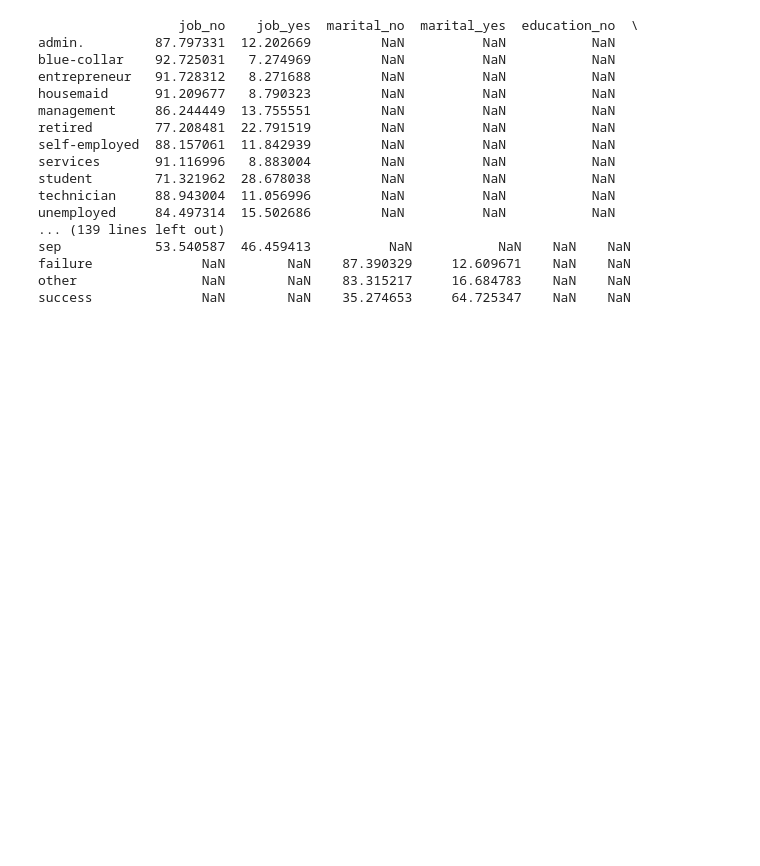
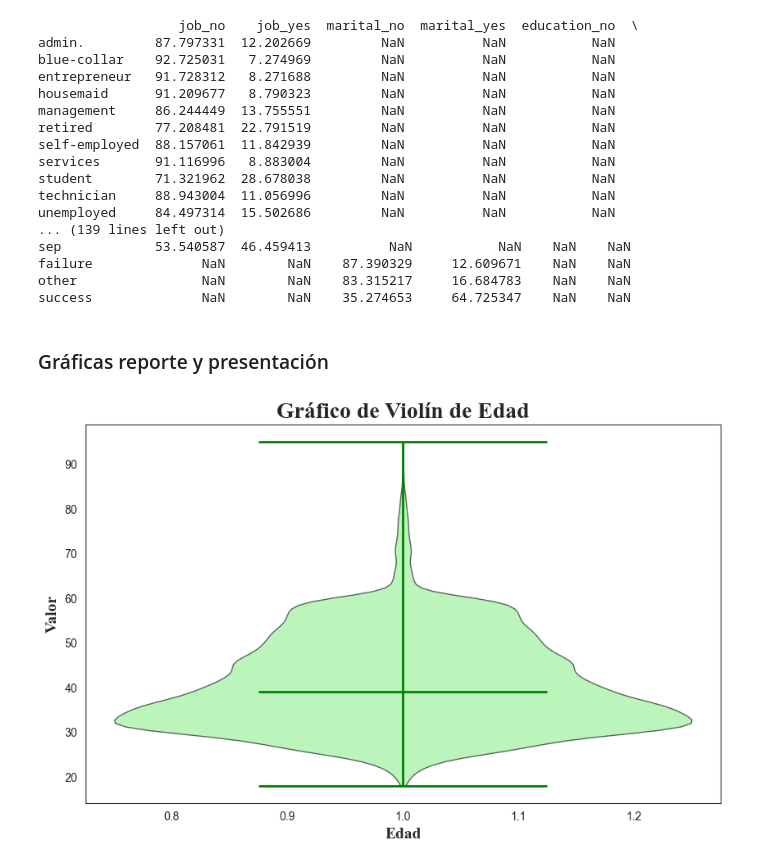
Before and after one commit to jerussi123/Proyectos, a Jupyter notebook: proyecto_2/Exploracion/Soporte_Exploracion.ipynb, the cells around one changed output. Cells and saved outputs as stored; diff of their text form; code cells hidden in the pictures; blank space fills up the shorter version.

Commit message:
Gráficas presentación

```diff
--- a/proyecto_2/Exploracion/Soporte_Exploracion.ipynb
+++ b/proyecto_2/Exploracion/Soporte_Exploracion.ipynb
@@ -276,3 +276,40 @@ sep            53.540587  46.459413          NaN           NaN    NaN    NaN
 failure              NaN        NaN    87.390329     12.609671    NaN    NaN
 other                NaN        NaN    83.315217     16.684783    NaN    NaN
 success              NaN        NaN    35.274653     64.725347    NaN    NaN
+# %% [markdown]
+### Gráficas reporte y presentación
+# %%
+plt.figure(figsize=(10, 6), facecolor='none')
+
+parts = plt.violinplot(df_numerico["age"], showmeans=False, showmedians=True)
+
+# Personalizar el color del cuerpo del violín
+for pc in parts['bodies']:
+    pc.set_facecolor('lightgreen')
+    pc.set_edgecolor('black')
+    pc.set_alpha(0.6)
+
+# Personalizar el color de la mediana
+parts['cmedians'].set_edgecolor('green')
+parts['cmedians'].set_linewidth(2)
+
+# Personalizar líneas adicionales
+parts['cmaxes'].set_edgecolor('green')
+parts['cmaxes'].set_linewidth(2)
+parts['cmins'].set_edgecolor('green')
+parts['cmins'].set_linewidth(2)
+parts['cbars'].set_edgecolor('green')
+parts['cbars'].set_linewidth(2)
+
+plt.gca().set_facecolor('none')
+plt.gcf().patch.set_alpha(0)
+
+# Personalizar el título y etiquetas
+plt.title('Gráfico de Violín de Edad', fontweight="bold", fontname="Times New Roman", fontsize=20)
+plt.xlabel('Edad', fontweight="bold", fontname="Times New Roman", fontsize=14)
+plt.ylabel('Valor', fontweight="bold", fontname="Times New Roman", fontsize=14)
+
+# Mostrar el gráfico
+plt.show()
+# %% [output]
+[figure, added]
```
Also changed, not shown: parts of 12 cells of this notebook.
